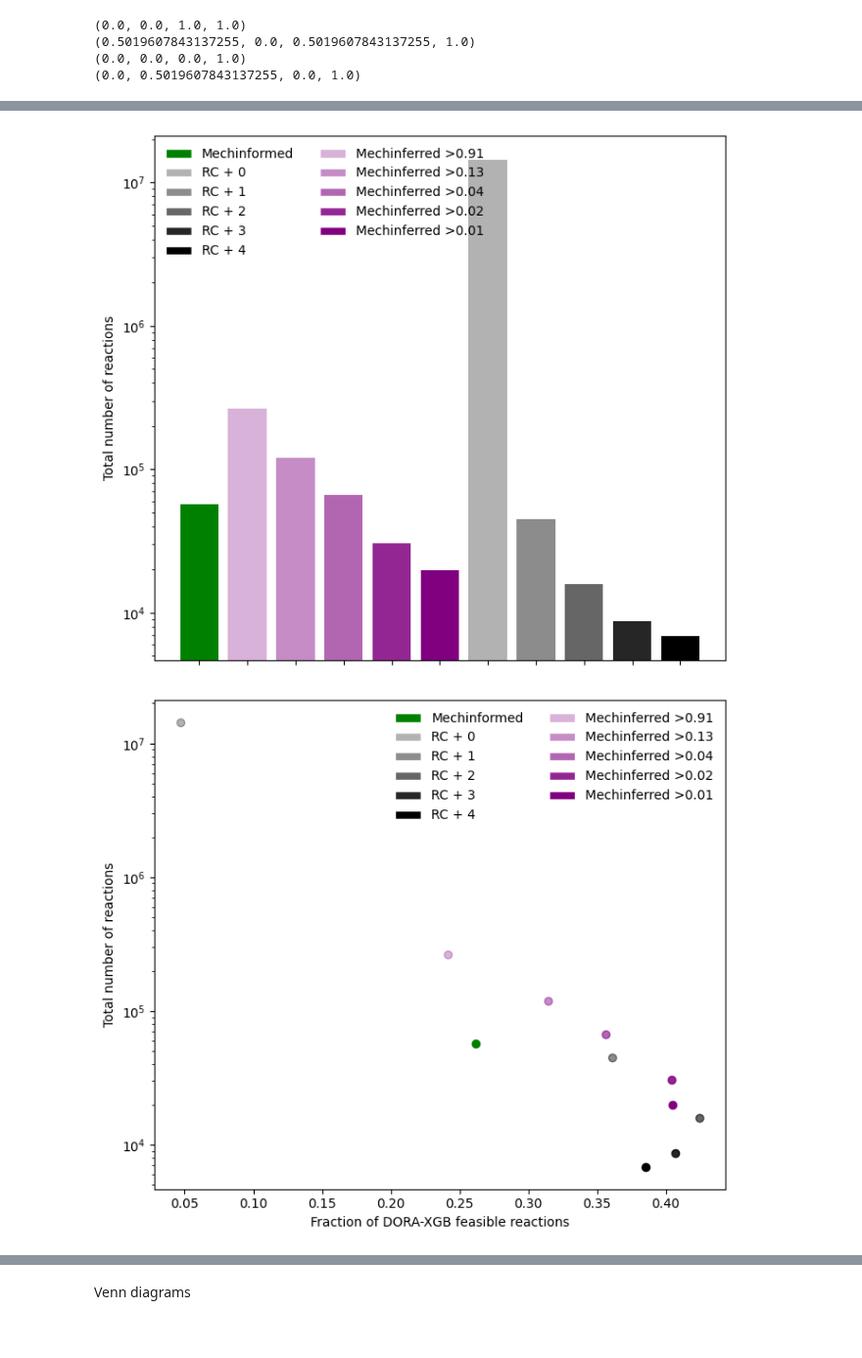
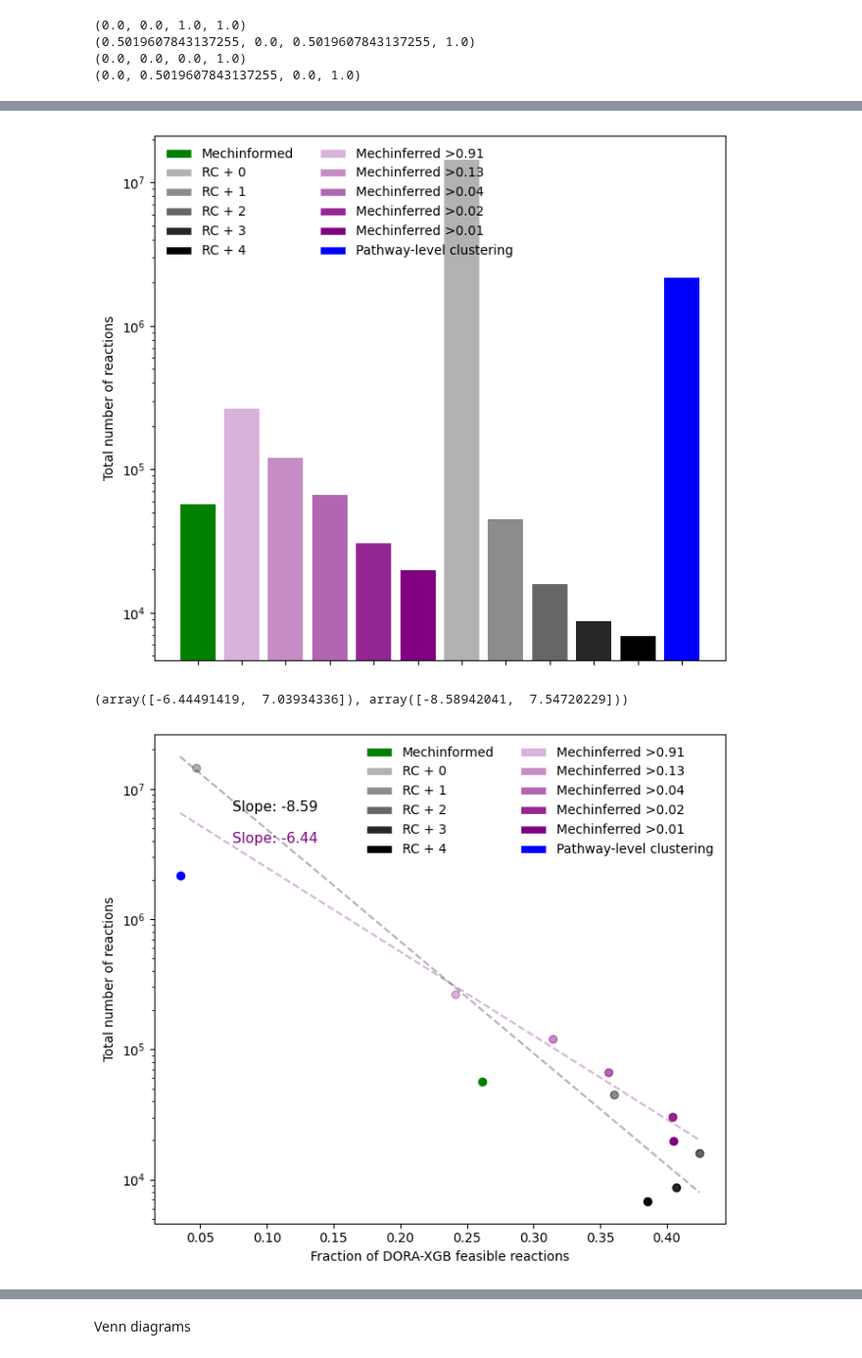
Before and after one commit to stefanpate/coarse-grain-rxns, a Jupyter notebook: notebooks/rule_generative_performance.ipynb, the cells around one changed output, grey strips where cells are left out. Shown at 98% size. Saved outputs shown, nothing was run; the diff lists cells and outputs as text; code cells hidden in the pictures.

```diff
--- a/notebooks/rule_generative_performance.ipynb
+++ b/notebooks/rule_generative_performance.ipynb
@@ -133,6 +151,6 @@ ct_df.head()
 # %%
 exp_names = list(rxn_df.expansion.unique())
-perm = [8, 1, 0, 2, 5, 3, 4, 10, 9, 6, 7]  # for plotting in order of increasing RC
+perm = [9, 1, 0, 2, 6, 3, 5, 11, 10, 7, 8, 4]  # for plotting in order of increasing RC
 exp_names = [exp_names[p] for p in perm]
 exp_labels = {
     '2_steps_250728_benchmark_starters_rules_mechinformed_rules_w_coreactants_aplusb_True.pk': "Mechinformed",
@@ -145,7 +163,8 @@ exp_labels = {
     '2_steps_250728_benchmark_starters_rules_mechinferred_dt_13_rules_w_coreactants_aplusb_True.pk': "Mechinferred >0.13",
     '2_steps_250728_benchmark_starters_rules_mechinferred_dt_04_rules_w_coreactants_aplusb_True.pk': "Mechinferred >0.04",
     '2_steps_250728_benchmark_starters_rules_mechinferred_dt_02_rules_w_coreactants_aplusb_True.pk': "Mechinferred >0.02",
-    '2_steps_250728_benchmark_starters_rules_mechinferred_dt_01_rules_w_coreactants_aplusb_True.pk': "Mechinferred >0.01"
+    '2_steps_250728_benchmark_starters_rules_mechinferred_dt_01_rules_w_coreactants_aplusb_True.pk': "Mechinferred >0.01",
+    '2_steps_250728_benchmark_starters_rules_imt_rules_w_coreactants_aplusb_True.pk': "Pathway-level clustering"
 }
 
 colors = {
@@ -159,7 +178,8 @@ colors = {
     '2_steps_250728_benchmark_starters_rules_mechinferred_dt_13_rules_w_coreactants_aplusb_True.pk': matplotlib.colors.to_rgba("purple", alpha=0.45),
     '2_steps_250728_benchmark_starters_rules_mechinferred_dt_04_rules_w_coreactants_aplusb_True.pk': matplotlib.colors.to_rgba("purple", alpha=0.6),
     '2_steps_250728_benchmark_starters_rules_mechinferred_dt_02_rules_w_coreactants_aplusb_True.pk': matplotlib.colors.to_rgba("purple", alpha=0.85),
-    '2_steps_250728_benchmark_starters_rules_mechinferred_dt_01_rules_w_coreactants_aplusb_True.pk': matplotlib.colors.to_rgba("purple", alpha=1.0)
+    '2_steps_250728_benchmark_starters_rules_mechinferred_dt_01_rules_w_coreactants_aplusb_True.pk': matplotlib.colors.to_rgba("purple", alpha=1.0),
+    '2_steps_250728_benchmark_starters_rules_imt_rules_w_coreactants_aplusb_True.pk': matplotlib.colors.to_rgba("blue"),
 }
 
 legend_elements = [
@@ -306,4 +326,4 @@ plt.tight_layout()
 fig.savefig(Path(cfg.figures) / f"{expansion_name}_total_reactions_bar_graph.svg", format="svg")
 plt.show()
 # %% [output]
-[figure, old version]
+[figure, new version]
@@ -310,21 +355,51 @@ plt.show()
+# %%
+mechinferred_fit, rcplus_fit
+# %% [output]
+(array([-6.44491419,  7.03934336]), array([-8.58942041,  7.54720229]))
 # %%
 fig, ax = plt.subplots(figsize=(7, 6))
 width = 0.8
+xmin = 1.0
+xmax = 0.0
 for exp_name in exp_names:
     tot_rxns = ct_df.loc[ct_df["expansion"] == exp_name, "n_rxns"].values[0]
     feas_frac = rxn_df.loc[rxn_df["expansion"] == exp_name, "dxgb_label"].mean()
     color = colors[exp_name]
     ax.plot(feas_frac, tot_rxns, marker='o', color=color)
 
+    if feas_frac < xmin:
+        xmin = feas_frac
+    if feas_frac > xmax:
+        xmax = feas_frac
+
+xrange = np.linspace(xmin, xmax, 100)
+ax.plot(xrange, line_of_best_fit(xrange, mechinferred_fit), color=matplotlib.colors.to_rgba("purple", alpha=0.3), linestyle="--", label="Mechinferred fit")
+ax.plot(xrange, line_of_best_fit(xrange, rcplus_fit), color=matplotlib.colors.to_rgba("black", alpha=0.3), linestyle="--", label="RC + n fit")
+
+# Add slope labels to the fitted lines
+mechinferred_slope = mechinferred_fit[0]
+rcplus_slope = rcplus_fit[0]
+label_idx = 10
+
+ax.text(
+    xrange[label_idx], line_of_best_fit(xrange[label_idx], mechinferred_fit),
+    f"Slope: {mechinferred_slope:.2f}", color=matplotlib.colors.to_rgba("purple", alpha=1.0),
+    va='bottom', ha='left', fontsize=11
+)
+ax.text(
+    xrange[label_idx], line_of_best_fit(xrange[label_idx], rcplus_fit),
+    f"Slope: {rcplus_slope:.2f}", color=matplotlib.colors.to_rgba("black", alpha=1.0),
+    va='top', ha='left', fontsize=11
+)
 ax.legend(handles=legend_elements, loc='upper right', ncol=2, frameon=False, fontsize=10)
 ax.set_ylabel("Total number of reactions")
 ax.set_xlabel("Fraction of DORA-XGB feasible reactions")
 ax.set_yscale('log')
 plt.tight_layout()
 fig.savefig(Path(cfg.figures) / f"{expansion_name}_total_reactions_vs_feasibility.svg", format="svg")
 plt.show()
 # %% [output]
-[figure, old version]
+[figure, new version]
 # %%
 fig, ax = plt.subplots(figsize=(7, 6))
 width = 0.8
```
Also changed, not shown: parts of 20 cells of this notebook, 27 other files.
